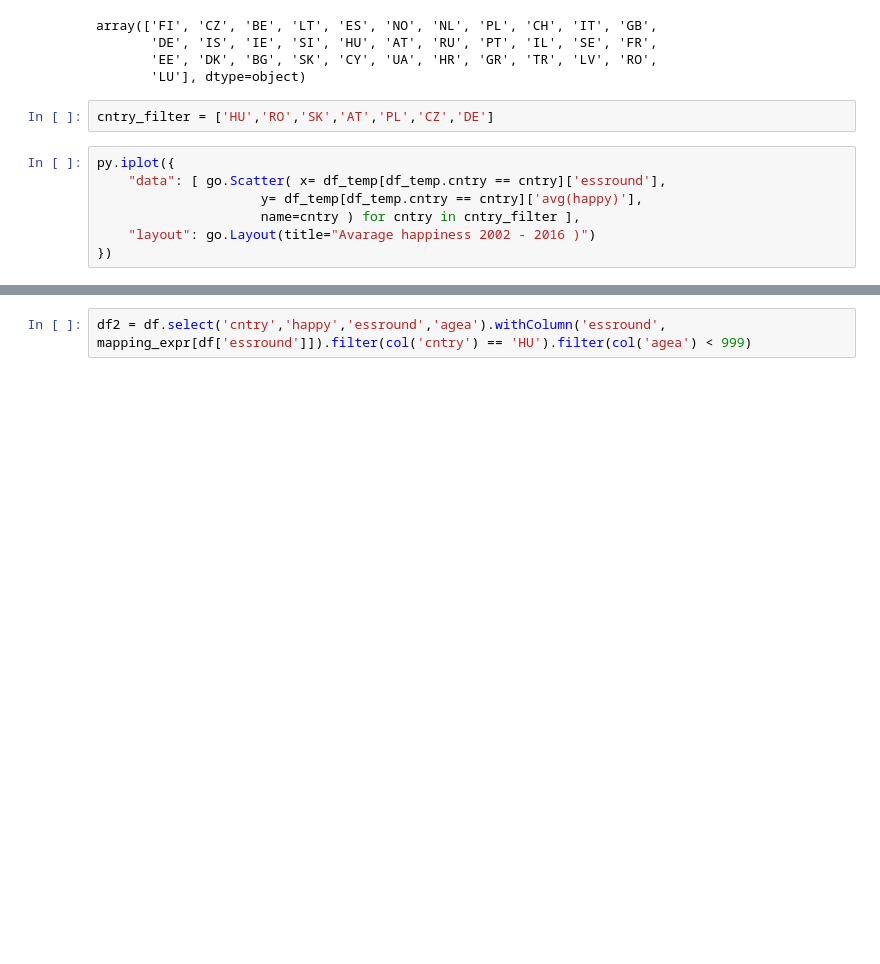
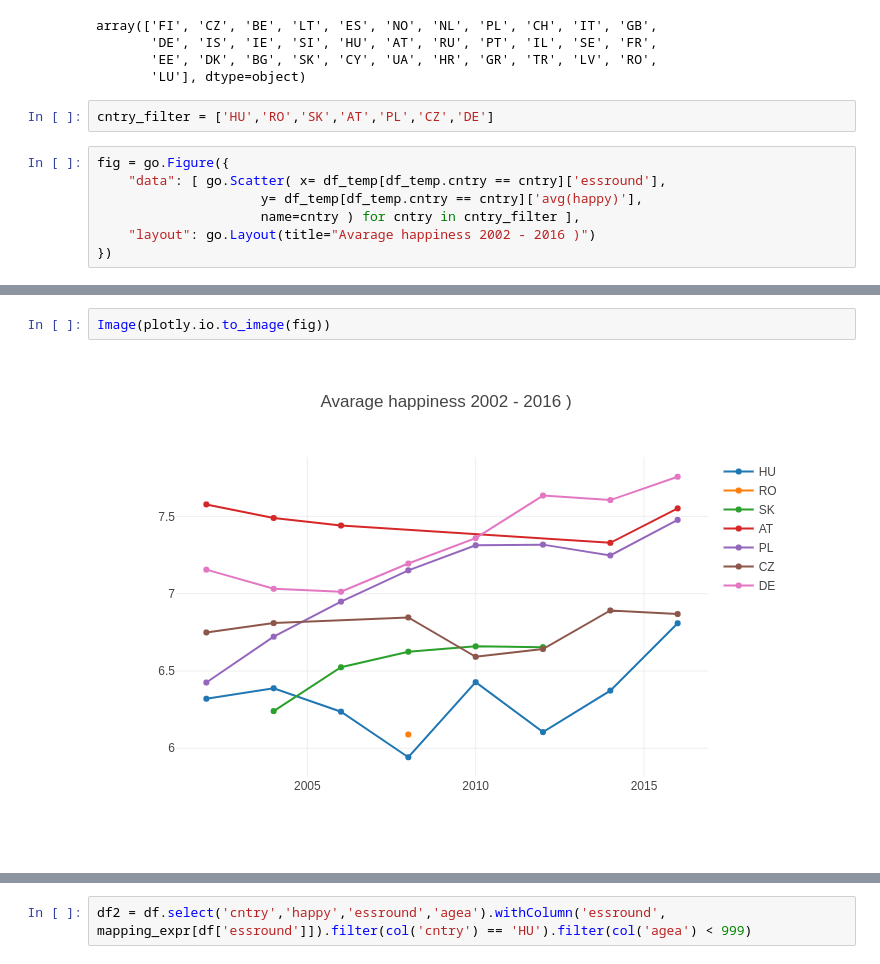
Before and after one commit to longaviktor/BME_pyspark_practice, a Jupyter notebook: pyspark_basics_plotly.ipynb, the cells around one changed output, grey strips where cells are left out. Drawn from its saved outputs; the diff is of its cells as text; blank space fills up the shorter version.

Commit message:
Dataframe transformations and visualisation.

```diff
--- a/pyspark_basics_plotly.ipynb
+++ b/pyspark_basics_plotly.ipynb
@@ -72,7 +71,7 @@ array(['FI', 'CZ', 'BE', 'LT', 'ES', 'NO', 'NL', 'PL', 'CH', 'IT', 'GB',
 # %%
 cntry_filter = ['HU','RO','SK','AT','PL','CZ','DE']
 # %%
-py.iplot({
+fig = go.Figure({
     "data": [ go.Scatter( x= df_temp[df_temp.cntry == cntry]['essround'],
                      y= df_temp[df_temp.cntry == cntry]['avg(happy)'],
                      name=cntry ) for cntry in cntry_filter ],
@@ -83,2 +80,6 @@ py.iplot({
+# %%
+Image(plotly.io.to_image(fig))
+# %% [output]
+[figure, added]
 # %%
 df_temp = df2.filter(col('cntry') == 'HU').filter(col('happy') < 11).select('happy','essround').groupBy('essround').mean('happy').sort(col('essround').desc()).toPandas()
```
Also changed, not shown: parts of 7 cells of this notebook.
